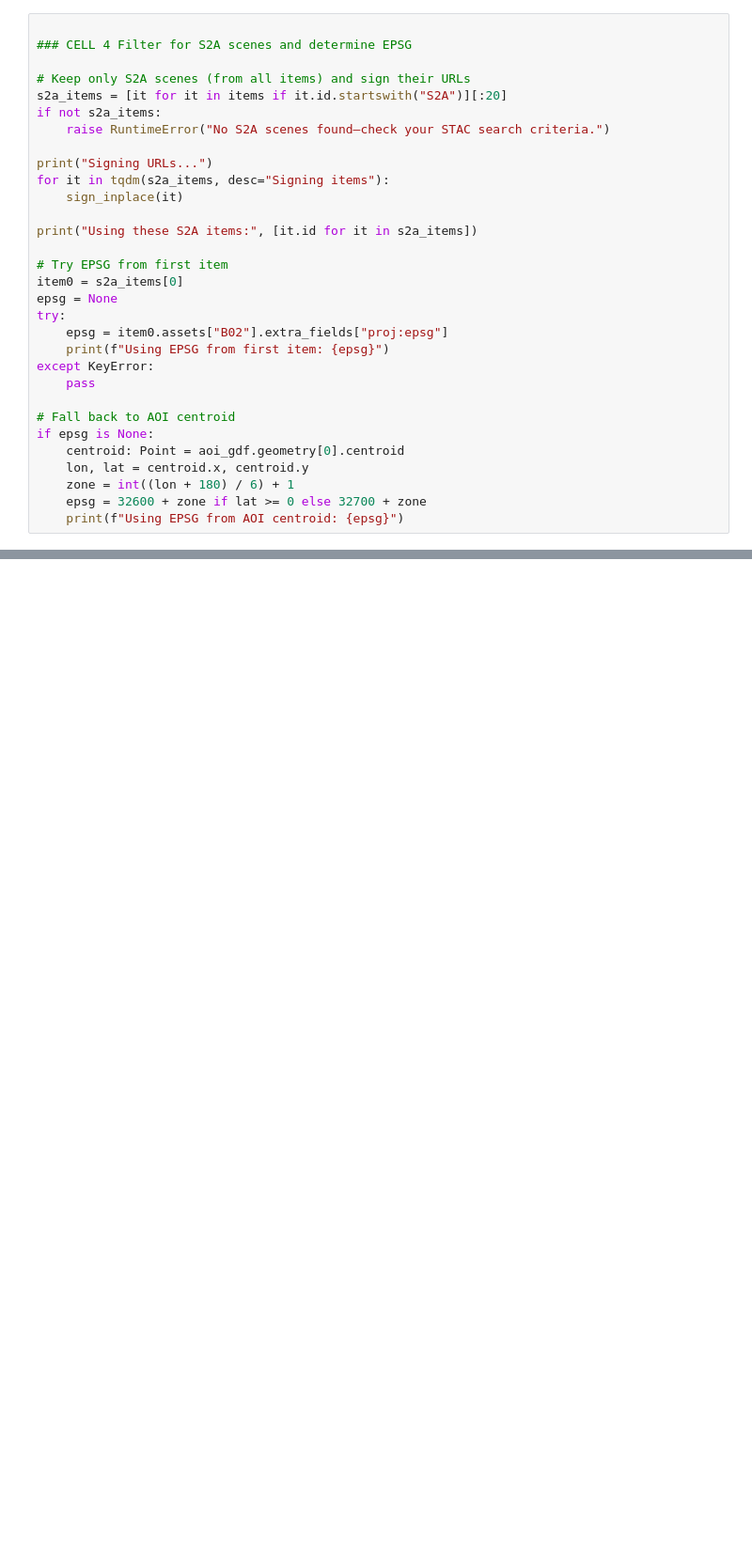
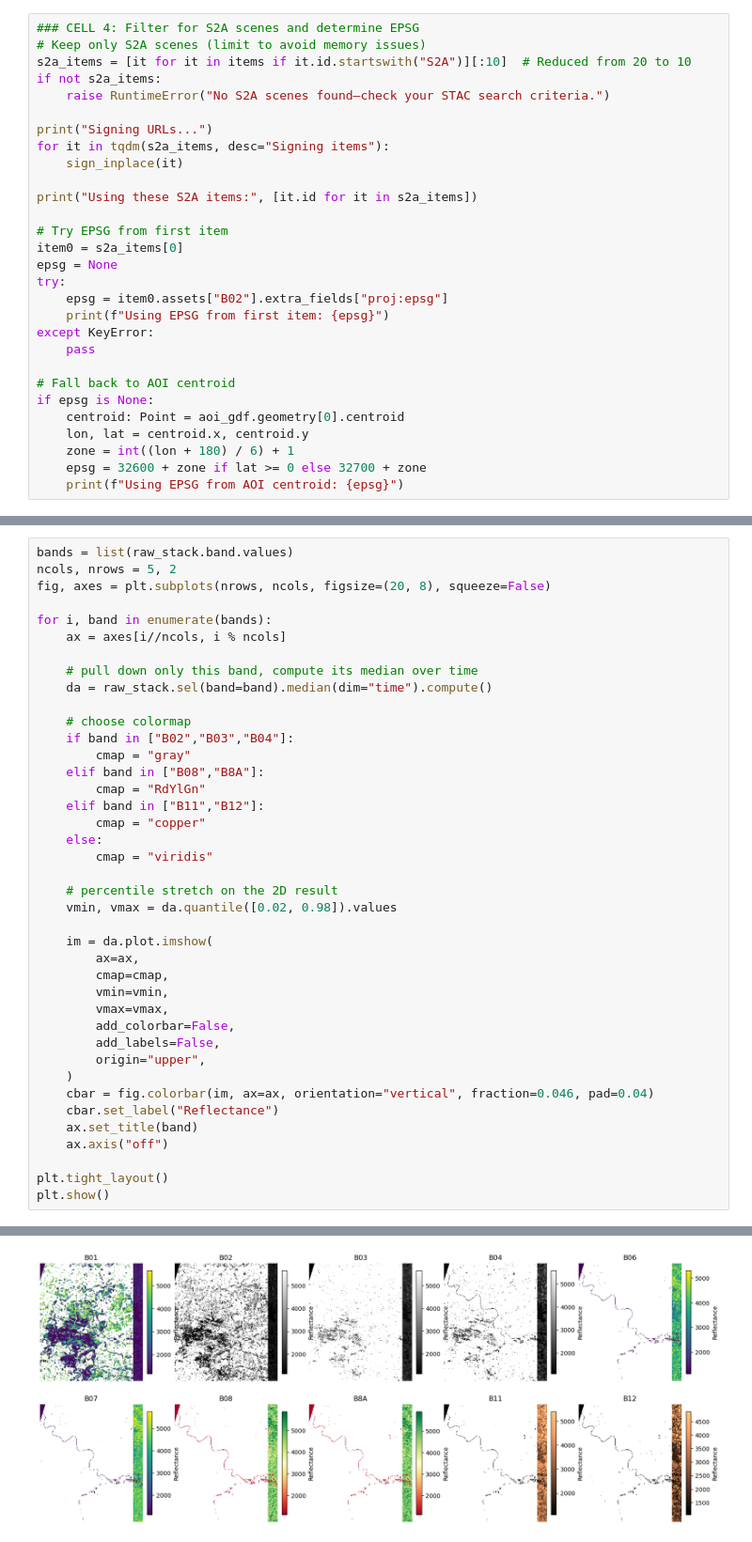
Before and after one commit to tyhowee/geo_datasci_tools, a Jupyter notebook: sentinel-2_indices/sentinel-2_data_query.ipynb, the cells around one changed output, grey strips where cells are left out. Shown: that part at 94% size. Cells and saved outputs as stored; diff of their text form; blank space fills up the shorter version.

```diff
--- a/sentinel-2_indices/sentinel-2_data_query.ipynb
+++ b/sentinel-2_indices/sentinel-2_data_query.ipynb
@@ -94,10 +92,8 @@ def load_from_cache(cache_key, cache_dir):
     return None
 # %%
-
-### CELL 4 Filter for S2A scenes and determine EPSG
-
-# Keep only S2A scenes (from all items) and sign their URLs
-s2a_items = [it for it in items if it.id.startswith("S2A")][:20]
+### CELL 4: Filter for S2A scenes and determine EPSG
+# Keep only S2A scenes (limit to avoid memory issues)
+s2a_items = [it for it in items if it.id.startswith("S2A")][:10]  # Reduced from 20 to 10
 if not s2a_items:
     raise RuntimeError("No S2A scenes found—check your STAC search criteria.")
 
@@ -234,0 +211,41 @@ Raw stack bands: ['B01', 'B02', 'B03', 'B04', 'B06', 'B07', 'B08', 'B8A', 'B11',
+# %%
+bands = list(raw_stack.band.values)
+ncols, nrows = 5, 2
+fig, axes = plt.subplots(nrows, ncols, figsize=(20, 8), squeeze=False)
+
+for i, band in enumerate(bands):
+    ax = axes[i//ncols, i % ncols]
+
+    # pull down only this band, compute its median over time
+    da = raw_stack.sel(band=band).median(dim="time").compute()
+
+    # choose colormap
+    if band in ["B02","B03","B04"]:
+        cmap = "gray"
+    elif band in ["B08","B8A"]:
+        cmap = "RdYlGn"
+    elif band in ["B11","B12"]:
+        cmap = "copper"
+    else:
+        cmap = "viridis"
+
+    # percentile stretch on the 2D result
+    vmin, vmax = da.quantile([0.02, 0.98]).values
+
+    im = da.plot.imshow(
+        ax=ax,
+        cmap=cmap,
+        vmin=vmin,
+        vmax=vmax,
+        add_colorbar=False,
+        add_labels=False,
+        origin="upper",
+    )
+    cbar = fig.colorbar(im, ax=ax, orientation="vertical", fraction=0.046, pad=0.04)
+    cbar.set_label("Reflectance")
+    ax.set_title(band)
+    ax.axis("off")
+
+plt.tight_layout()
+plt.show()
+# %% [output]
@@ -234,0 +253 @@ Raw stack bands: ['B01', 'B02', 'B03', 'B04', 'B06', 'B07', 'B08', 'B8A', 'B11',
+[figure, added]
```
Also changed, not shown: parts of 16 cells of this notebook.
